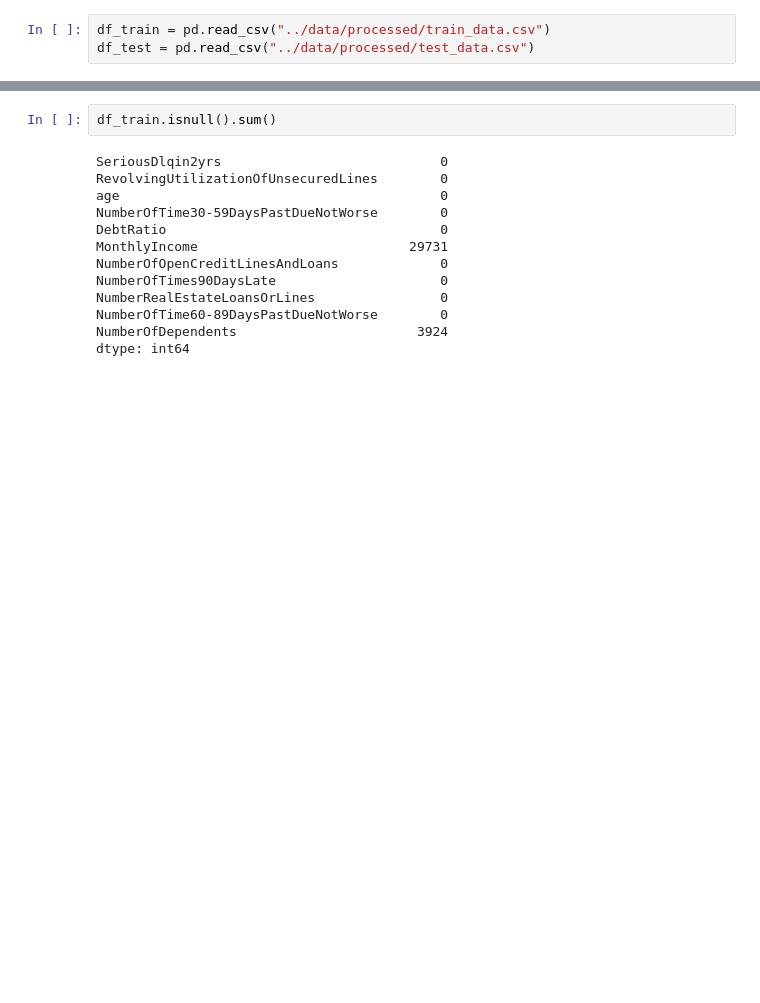
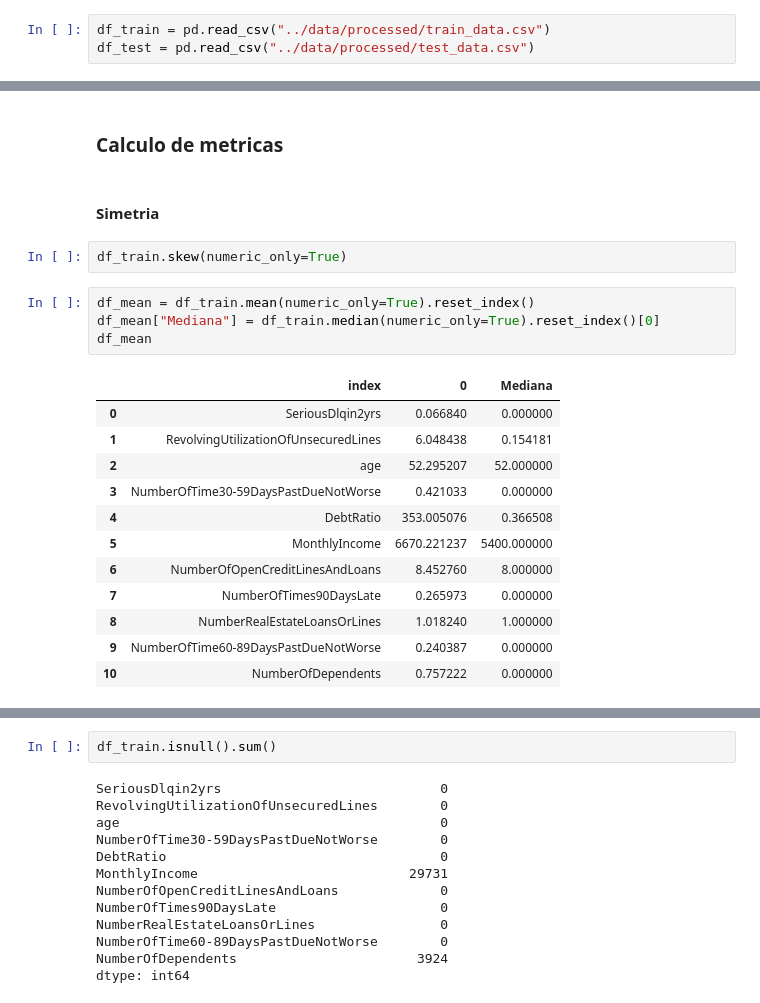
Before and after one commit to RubensSJunior/creditRisk_DecisionEngine, a Jupyter notebook: notebook/02_explore.ipynb, the cells around one changed output, grey strips where cells are left out. Drawn from its saved outputs; the diff is of its cells as text; blank space fills up the shorter version.

```diff
--- a/notebook/02_explore.ipynb
+++ b/notebook/02_explore.ipynb
@@ -23,0 +36,23 @@ Dados de teste  : Linhas 101503 | Colunas 10
+# %% [markdown]
+### Calculo de metricas
+# %% [markdown]
+#### Simetria
+# %%
+df_train.skew(numeric_only=True)
+# %%
+df_mean = df_train.mean(numeric_only=True).reset_index()
+df_mean["Mediana"] = df_train.median(numeric_only=True).reset_index()[0]
+df_mean
+# %% [output]
+|  | index | 0 | Mediana |
+| 0 | SeriousDlqin2yrs | 0.066840 | 0.000000 |
+| 1 | RevolvingUtilizationOfUnsecuredLines | 6.048438 | 0.154181 |
+| 2 | age | 52.295207 | 52.000000 |
+| 3 | NumberOfTime30-59DaysPastDueNotWorse | 0.421033 | 0.000000 |
+| 4 | DebtRatio | 353.005076 | 0.366508 |
+| 5 | MonthlyIncome | 6670.221237 | 5400.000000 |
+| 6 | NumberOfOpenCreditLinesAndLoans | 8.452760 | 8.000000 |
+| 7 | NumberOfTimes90DaysLate | 0.265973 | 0.000000 |
+| 8 | NumberRealEstateLoansOrLines | 1.018240 | 1.000000 |
+| 9 | NumberOfTime60-89DaysPastDueNotWorse | 0.240387 | 0.000000 |
+| 10 | NumberOfDependents | 0.757222 | 0.000000 |
```
Also changed, not shown: parts of 43 cells of this notebook, 5 other files.
